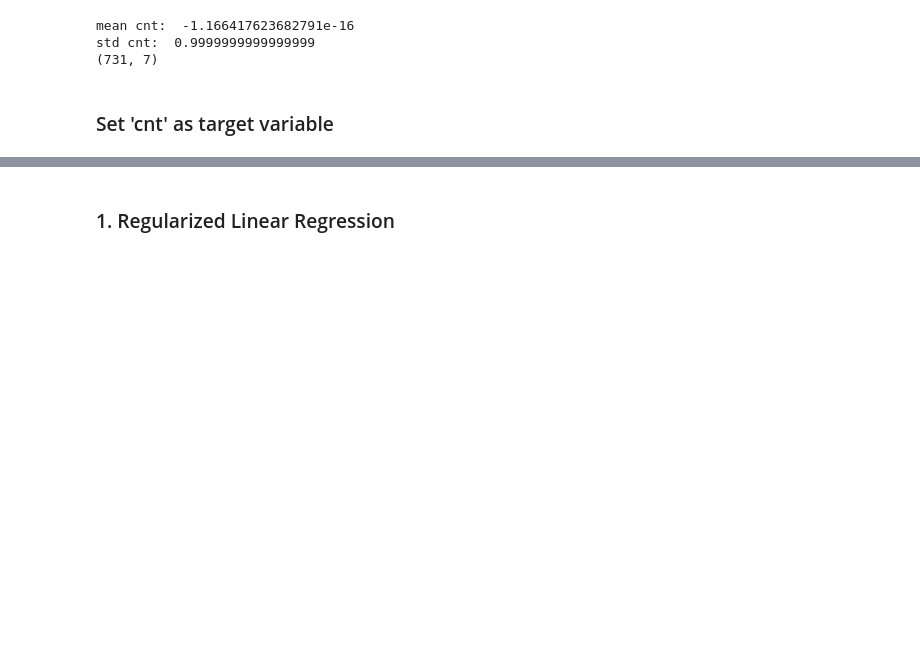
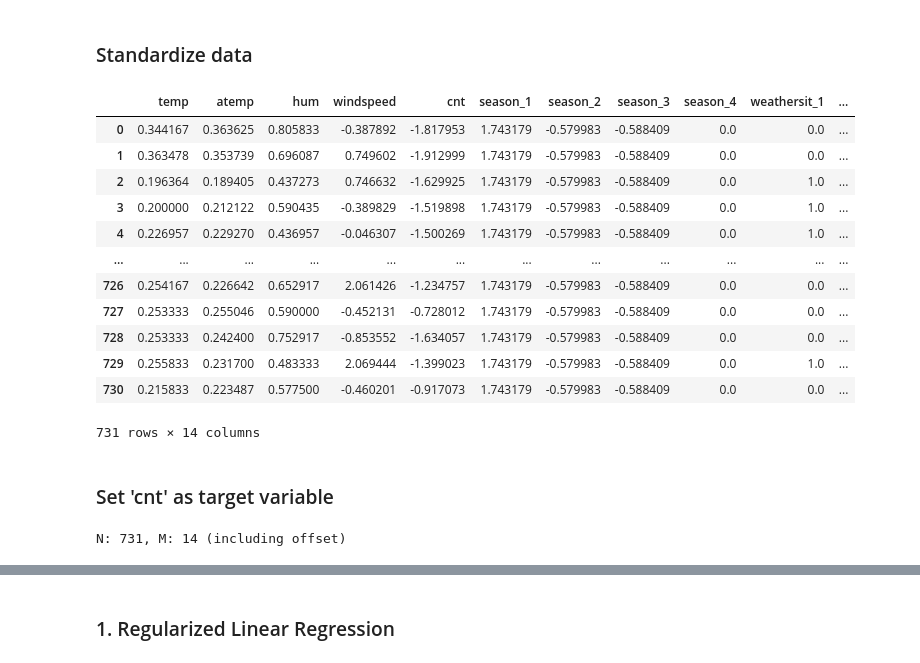
Before and after one commit to yufanana/MachineLearning02450, a Jupyter notebook: Scripts/project2_regression_main.ipynb, the cells around one changed output, grey strips where cells are left out. Drawn from its saved outputs; the diff is of its cells as text; code cells hidden in the pictures; blank space fills up the shorter version.

```diff
--- a/Scripts/project2_regression_main.ipynb
+++ b/Scripts/project2_regression_main.ipynb
@@ -47,22 +36,71 @@ attributeNames = attributeNames[temp_col:cnt_col+1]
+# %% [markdown]
+### Standardize data
+# %%
+N, M = ohe_df.shape
+attribute_names = list(ohe_df.columns)
+
+# Get column indexes
+season_col = df.columns.get_loc("season")
+temp_col = df.columns.get_loc("temp")
+atemp_col = df.columns.get_loc("atemp")
+hum_col = df.columns.get_loc("hum")
+wspd_col = df.columns.get_loc("windspeed")
+cnt_col = df.columns.get_loc("cnt")
+
+# Undo the original max-min normalization
+data = ohe_df.values
+for row in range(0, N):
+    data[row, temp_col] = data[row, temp_col]*(39-(-8)) + (-8)
+    data[row, atemp_col] = data[row, atemp_col]*(50-(-16)) + (-16)
+    data[row, hum_col] = data[row, hum_col]*100
+    data[row, wspd_col] = data[row, wspd_col]*67
+
+# Standarize ratio data attributes
+for col in range(temp_col, cnt_col+1): # subtract mean column-wise
+    mn = data[:, col].mean(0)
+    std = np.std(data[:, col])
+    data[:, col] = (data[:, col] - np.ones(N)*mn)/std
+
+data_df = pd.DataFrame(data, columns=attribute_names)
+display(data_df)
+
+# # Focus on the last 7 attributes
+# X = X[:,temp_col:wind_spd+1]
+# attribute_names = attribute_names[temp_col:wind_spd+1]
+# %% [output]
+|  | temp | atemp | hum | windspeed | cnt | season_1 | season_2 | season_3 | season_4 | weathersit_1 | ... |
+| 0 | 0.344167 | 0.363625 | 0.805833 | -0.387892 | -1.817953 | 1.743179 | -0.579983 | -0.588409 | 0.0 | 0.0 | ... |
+| 1 | 0.363478 | 0.353739 | 0.696087 | 0.749602 | -1.912999 | 1.743179 | -0.579983 | -0.588409 | 0.0 | 0.0 | ... |
+| 2 | 0.196364 | 0.189405 | 0.437273 | 0.746632 | -1.629925 | 1.743179 | -0.579983 | -0.588409 | 0.0 | 1.0 | ... |
+| 3 | 0.200000 | 0.212122 | 0.590435 | -0.389829 | -1.519898 | 1.743179 | -0.579983 | -0.588409 | 0.0 | 1.0 | ... |
+| 4 | 0.226957 | 0.229270 | 0.436957 | -0.046307 | -1.500269 | 1.743179 | -0.579983 | -0.588409 | 0.0 | 1.0 | ... |
+| ... | ... | ... | ... | ... | ... | ... | ... | ... | ... | ... | ... |
+| 726 | 0.254167 | 0.226642 | 0.652917 | 2.061426 | -1.234757 | 1.743179 | -0.579983 | -0.588409 | 0.0 | 0.0 | ... |
+| 727 | 0.253333 | 0.255046 | 0.590000 | -0.452131 | -0.728012 | 1.743179 | -0.579983 | -0.588409 | 0.0 | 0.0 | ... |
+| 728 | 0.253333 | 0.242400 | 0.752917 | -0.853552 | -1.634057 | 1.743179 | -0.579983 | -0.588409 | 0.0 | 0.0 | ... |
+| 729 | 0.255833 | 0.231700 | 0.483333 | 2.069444 | -1.399023 | 1.743179 | -0.579983 | -0.588409 | 0.0 | 1.0 | ... |
+| 730 | 0.215833 | 0.223487 | 0.577500 | -0.460201 | -0.917073 | 1.743179 | -0.579983 | -0.588409 | 0.0 | 0.0 | ... |
+731 rows × 14 columns
 # %%
 # Check standardization
-print("mean cnt: ", X[:, 6].mean(0))
-print("std cnt: ", np.std(X[:, 6]))
-print(X.shape)
+# print("mean cnt: ", X[:, 3].mean(0))
+# print("std cnt: ", np.std(X[:, 3]))
+# print(X.shape)
-# %% [output]
-mean cnt:  -1.166417623682791e-16
-std cnt:  0.9999999999999999
-(731, 7)
 # %% [markdown]
 ### Set 'cnt' as target variable
 # %%
-cnt_col = attributeNames.index("cnt")
 # Split dataset into features and target vector
-y = X[:,cnt_col]
-X = X[:,0:cnt_col]
+cnt_col = attribute_names.index("cnt")
+y = data[:,cnt_col]
+X = np.delete(data,cnt_col,axis=1)
+attribute_names.pop(cnt_col)
 N, M = X.shape
 
 # Add offset attribute
 X = np.concatenate((np.ones((X.shape[0],1)),X),1)
-attributeNames = [u'Offset']+attributeNames
+attribute_names = [u'Offset']+attribute_names
 M = M+1
+
+print("N: {}, M: {} (including offset)".format(N,M))
+# %% [output]
+N: 731, M: 14 (including offset)
```
Also changed, not shown: parts of 11 cells of this notebook.
